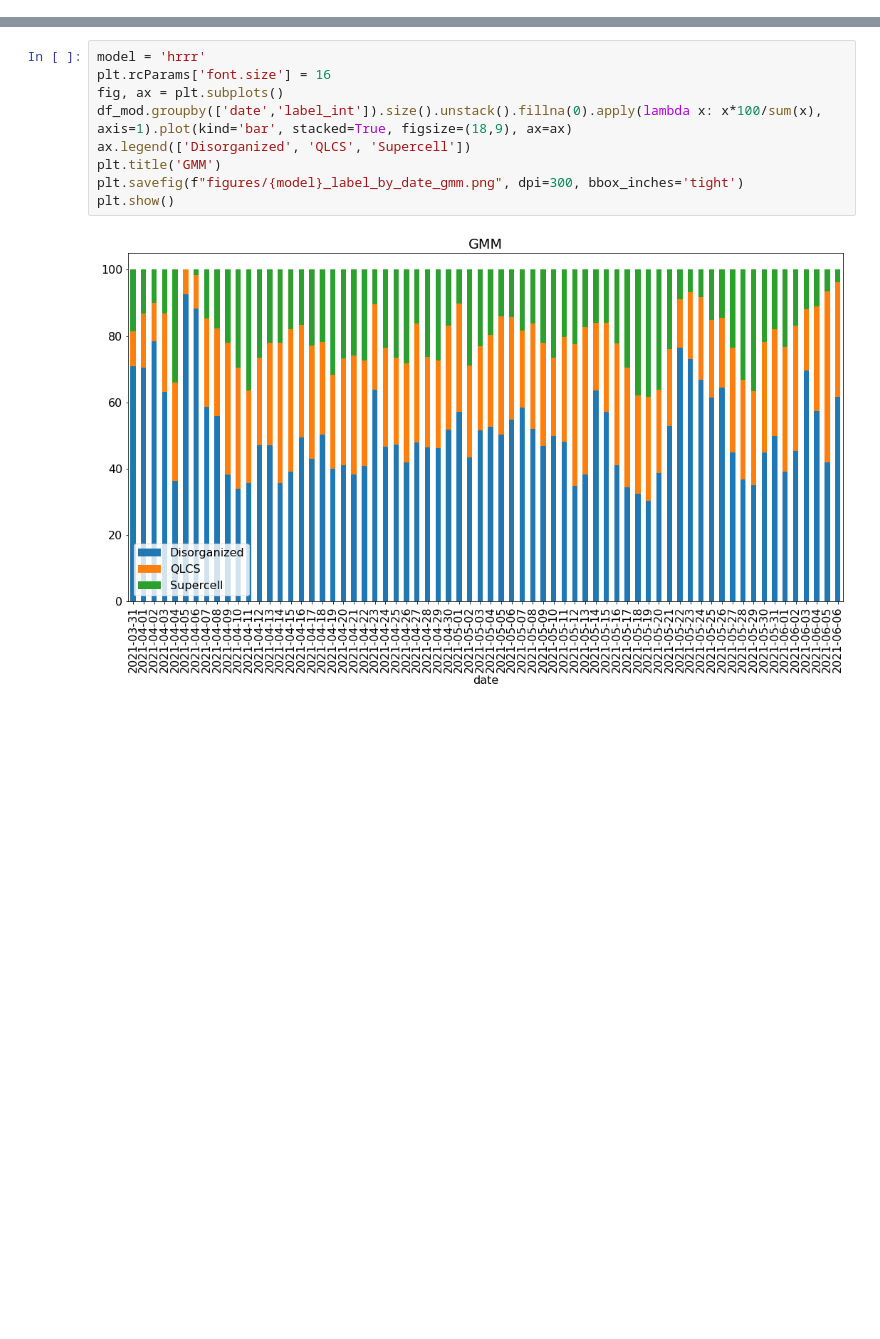
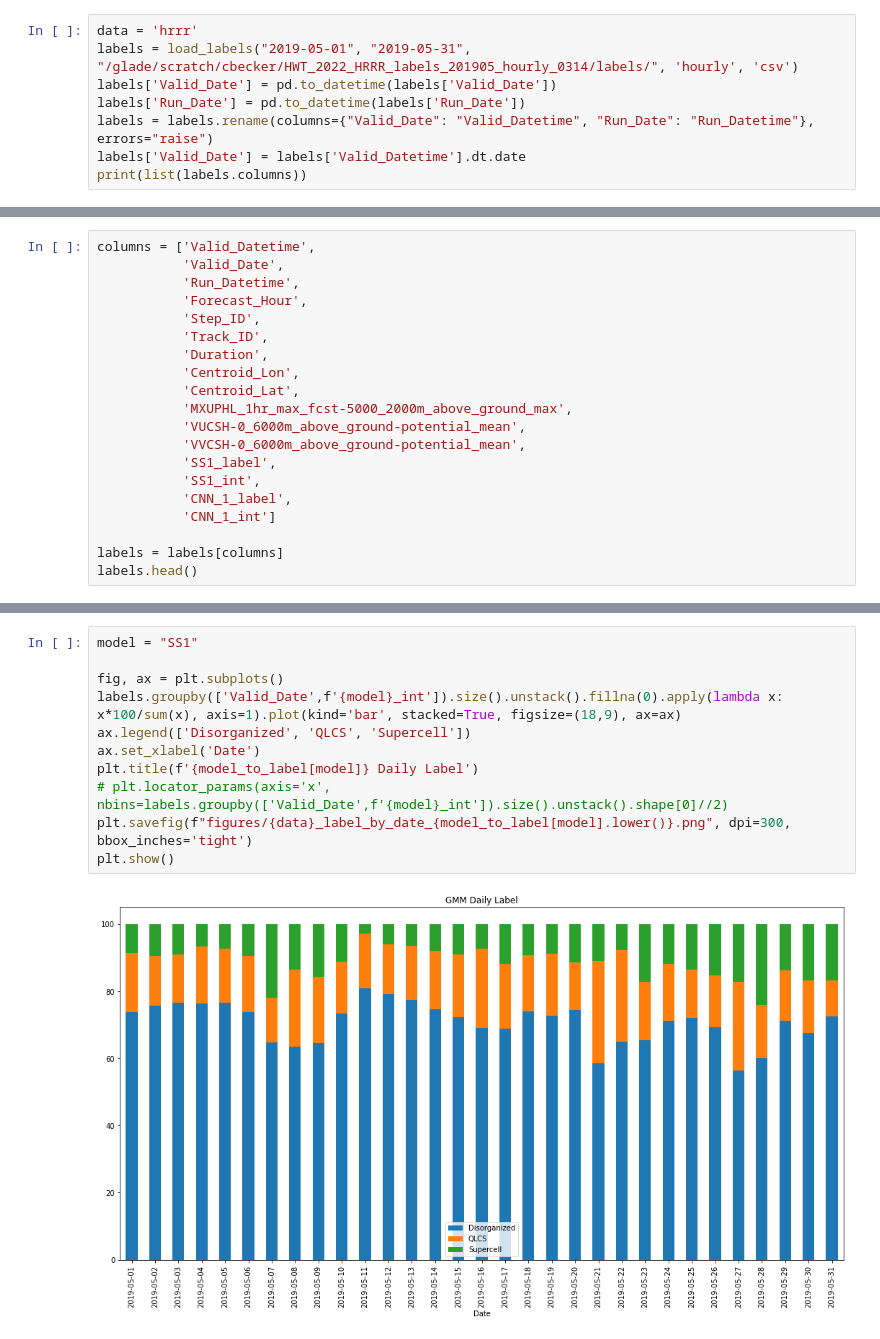
Before and after one commit to djgagne/HWT_mode, a Jupyter notebook: notebooks/distribution_variations_byday_HRRR.ipynb, the cells around one changed output, grey strips where cells are left out. Drawn from its saved outputs; the diff is of its cells as text; blank space fills up the shorter version.

Commit message:
updated WRF and HRRR to latest labels

```diff
--- a/notebooks/distribution_variations_byday_HRRR.ipynb
+++ b/notebooks/distribution_variations_byday_HRRR.ipynb
@@ -68,0 +30,8 @@ plt.show()
+# %%
+data = 'hrrr'
+labels = load_labels("2019-05-01", "2019-05-31", "/glade/scratch/cbecker/HWT_2022_HRRR_labels_201905_hourly_0314/labels/", 'hourly', 'csv')
+labels['Valid_Date'] = pd.to_datetime(labels['Valid_Date'])
+labels['Run_Date'] = pd.to_datetime(labels['Run_Date'])
+labels = labels.rename(columns={"Valid_Date": "Valid_Datetime", "Run_Date": "Run_Datetime"}, errors="raise")
+labels['Valid_Date'] = labels['Valid_Datetime'].dt.date
+print(list(labels.columns))
@@ -68,0 +57,20 @@ plt.show()
+# %%
+columns = ['Valid_Datetime',
+           'Valid_Date',
+           'Run_Datetime',
+           'Forecast_Hour',
+           'Step_ID',
+           'Track_ID',
+           'Duration',
+           'Centroid_Lon',
+           'Centroid_Lat',
+           'MXUPHL_1hr_max_fcst-5000_2000m_above_ground_max',
+           'VUCSH-0_6000m_above_ground-potential_mean',
+           'VVCSH-0_6000m_above_ground-potential_mean',
+           'SS1_label',
+           'SS1_int',
+           'CNN_1_label',
+           'CNN_1_int']
+
+labels = labels[columns]
+labels.head()
@@ -86,12 +115,14 @@ plt.show()
 # %%
-model = 'hrrr'
-plt.rcParams['font.size'] = 16
+model = "SS1"
+
 fig, ax = plt.subplots()
-df_mod.groupby(['date','label_int']).size().unstack().fillna(0).apply(lambda x: x*100/sum(x), axis=1).plot(kind='bar', stacked=True, figsize=(18,9), ax=ax)
+labels.groupby(['Valid_Date',f'{model}_int']).size().unstack().fillna(0).apply(lambda x: x*100/sum(x), axis=1).plot(kind='bar', stacked=True, figsize=(18,9), ax=ax)
 ax.legend(['Disorganized', 'QLCS', 'Supercell'])
-plt.title('GMM')
-plt.savefig(f"figures/{model}_label_by_date_gmm.png", dpi=300, bbox_inches='tight')
+ax.set_xlabel('Date')
+plt.title(f'{model_to_label[model]} Daily Label')
+# plt.locator_params(axis='x', nbins=labels.groupby(['Valid_Date',f'{model}_int']).size().unstack().shape[0]//2)
+plt.savefig(f"figures/{data}_label_by_date_{model_to_label[model].lower()}.png", dpi=300, bbox_inches='tight')
 plt.show()
 # %% [output]
-[figure, old version]
+[figure, new version]
 # %%
```
Also changed, not shown: parts of 21 cells of this notebook, 15 other files.
